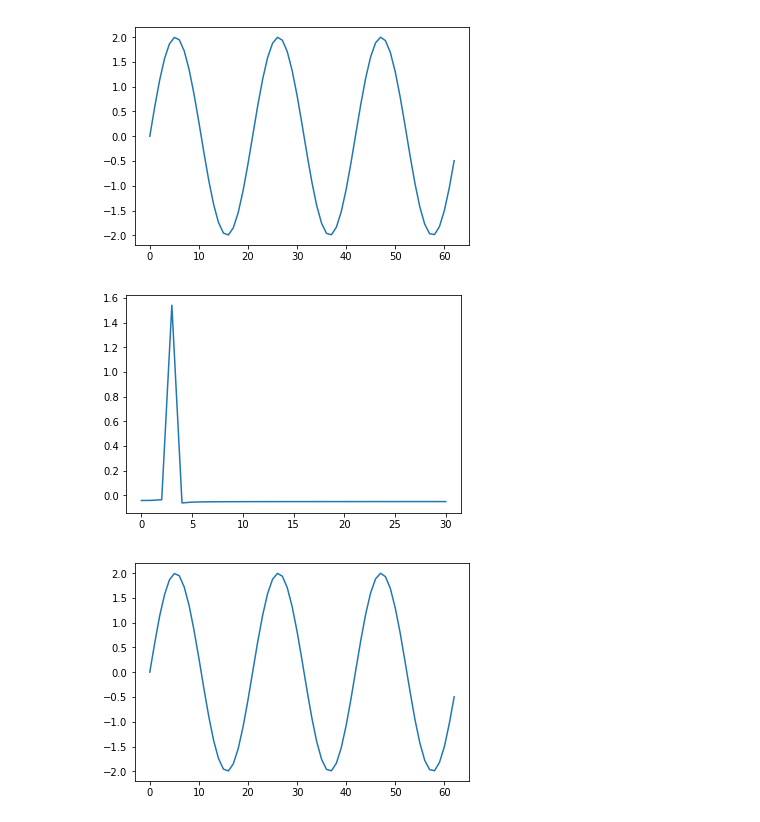
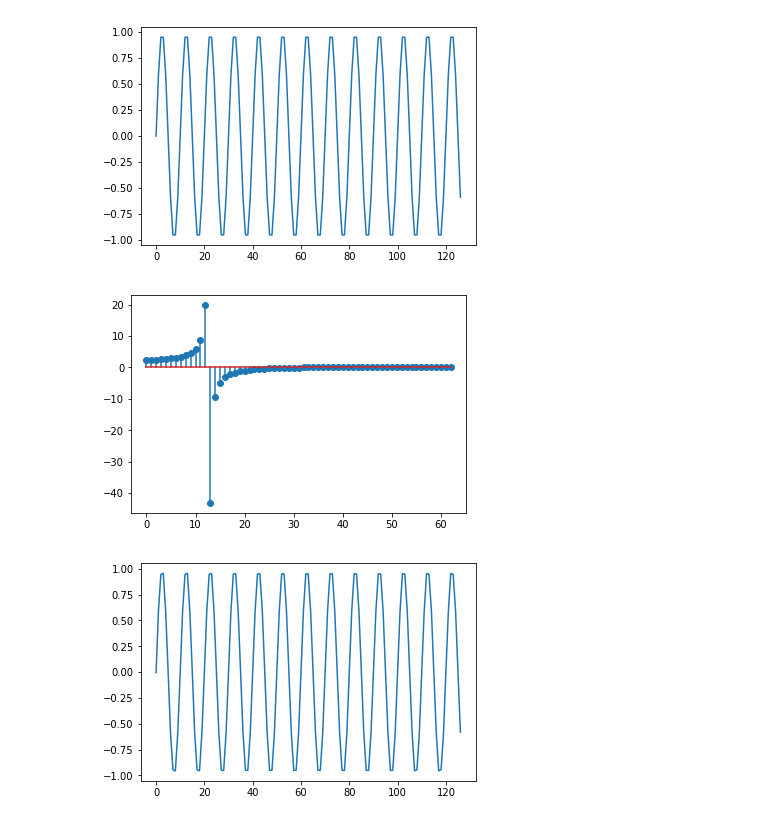
Before and after one commit to serhii-soboliev/dspbase, a Jupyter notebook: demo/dsp_1.ipynb, the cells around one changed output. Cells and saved outputs as stored; diff of their text form; code cells hidden in the pictures.

```diff
--- a/demo/dsp_1.ipynb
+++ b/demo/dsp_1.ipynb
@@ -7,27 +8,24 @@ from com.sbk.dspbase.dft import dft, i_dft
 # %%
 SN = 100000
-st = np.arange(start=0, stop=SN, step=0.03)
-N = 64
+st = np.arange(start=0, stop=SN, step=0.01)
+N = 128
 F = 10
 
 t = st[0:N-1]
-x = 2*np.sin(F*t)
+x = np.sin(2*pi*F*t)
 plt.plot(x)
 plt.show()
 # %% [output]
-[figure, old version]
+[figure, new version]
 # %%
-
 re_x, im_x = dft(x)
-plt.plot(re_x)
+plt.stem(re_x)
 plt.show()
 # %% [output]
-[figure, old version]
+[figure, new version]
 # %%
-from com.sbk.dspbase.dft import i_dft
-
 x_restored = i_dft(re_x, im_x)
 plt.plot(x_restored)
 plt.show()
 # %% [output]
-[figure, old version]
+[figure, new version]
```
Also changed, not shown: parts of 2 cells of this notebook, 3 other files.
